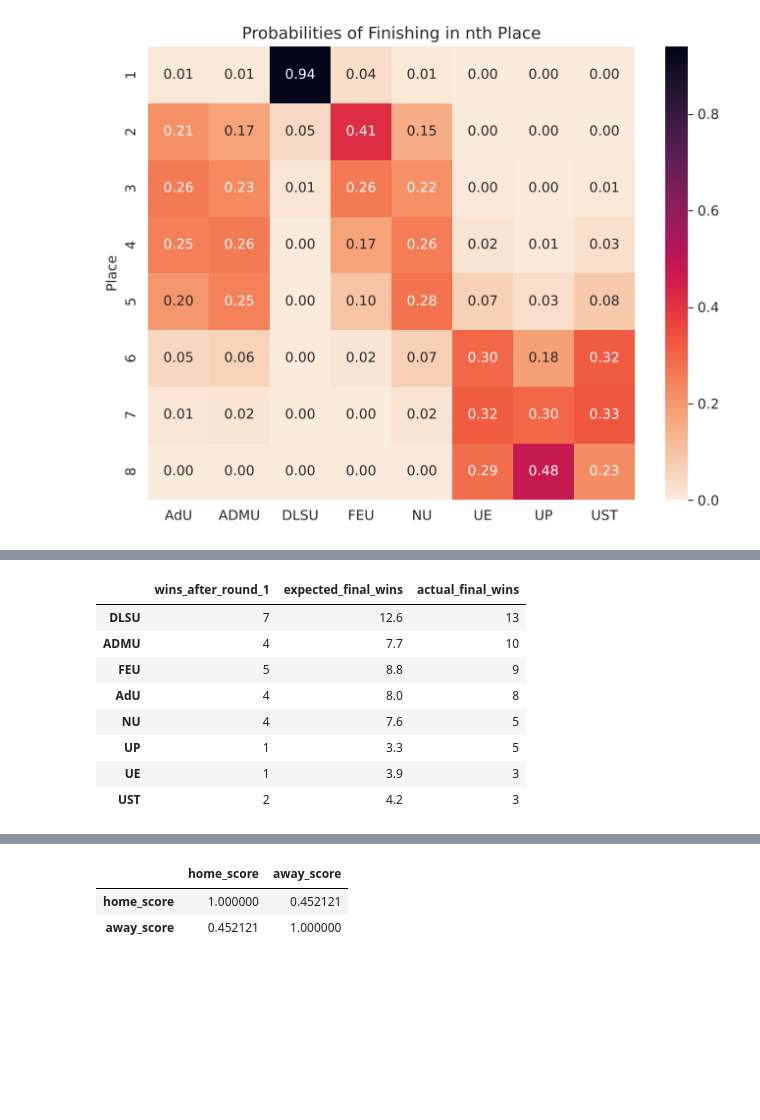
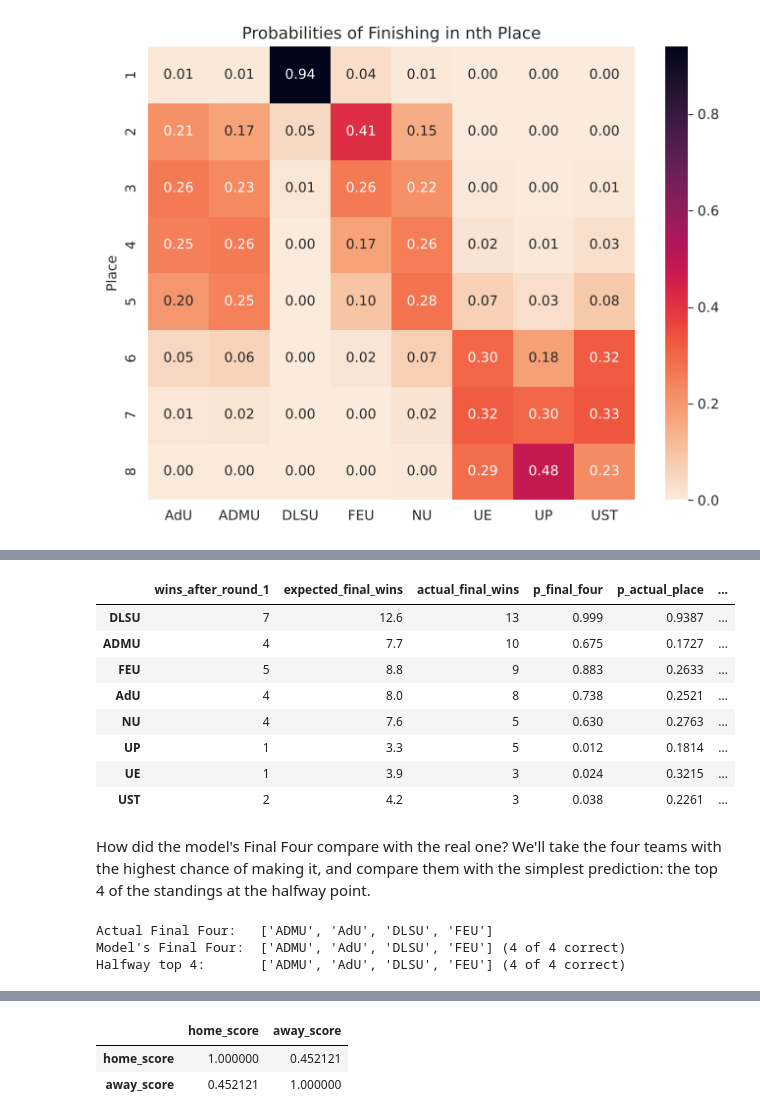
Before and after one commit to joshuacortez/bayesian-blog, a Jupyter notebook: basketball outcomes using probabilistic programming.ipynb, the cells around one changed output, grey strips where cells are left out. Cells and saved outputs as stored; diff of their text form; code cells hidden in the pictures; blank space fills up the shorter version.

```diff
--- a/basketball outcomes using probabilistic programming.ipynb
+++ b/basketball outcomes using probabilistic programming.ipynb
@@ -361,15 +361,20 @@ defs_draws = draws["defs"].transpose("sample", "team").values  # (n_draws, n_tea
 n_draws = len(intercept_draws)
 
 
-def simulate_games(home_idx, away_idx, n_sims, rng=rng):
-    """Simulate the final scores of a set of games, n_sims times each.
+def sample_draws(n_sims, rng=rng):
+    """Pick one posterior draw per simulation, as a column so it broadcasts over games."""
+    return rng.integers(n_draws, size=n_sims)[:, None]
 
-    Returns two (n_sims, n_games) arrays: the home and away points.
+
+def simulate_games(home_idx, away_idx, sim_draws, rng=rng):
+    """Simulate the final scores of games, once per posterior draw in sim_draws.
+
+    home_idx and away_idx are team indices: one per game, or an (n_sims, n_games) array when the
+    matchups differ between simulations. Returns two (n_sims, n_games) arrays: the home and away points.
     """
-    # one posterior draw per simulation, shared by every parameter
-    s = rng.integers(n_draws, size=n_sims)[:, None]
-    home_theta = np.exp(intercept_draws[s] + atts_draws[s, home_idx] - defs_draws[s, away_idx])
-    away_theta = np.exp(intercept_draws[s] + atts_draws[s, away_idx] - defs_draws[s, home_idx])
+    # every parameter comes from the same posterior draw
+    home_theta = np.exp(intercept_draws[sim_draws] + atts_draws[sim_draws, home_idx] - defs_draws[sim_draws, away_idx])
+    away_theta = np.exp(intercept_draws[sim_draws] + atts_draws[sim_draws, away_idx] - defs_draws[sim_draws, home_idx])
 
     home_points = rng.poisson(home_theta)
     away_points = rng.poisson(away_theta)
@@ -388,7 +393,7 @@ def win_probability(home, away, n_sims=10000):
     """Probability that `home` beats `away`. Takes team names, or arrays of names for several games."""
     home_idx = team_idx[np.atleast_1d(home)].values
     away_idx = team_idx[np.atleast_1d(away)].values
-    home_points, away_points = simulate_games(home_idx, away_idx, n_sims)
+    home_points, away_points = simulate_games(home_idx, away_idx, sample_draws(n_sims))
     return (home_points > away_points).mean(axis=0)
 
 
@@ -472,11 +526,13 @@ The top 4 teams after the elimination round advance to the Final Four, so anothe
 # %%
 first_round_winners = np.where(df.home_score > df.away_score, df.i_home, df.i_away)
 first_round_wins = pd.Series(np.bincount(first_round_winners, minlength=len(TEAMS)), index=TEAMS)
-pd.DataFrame(
+outlook = pd.DataFrame(
     {
         "wins_after_round_1": first_round_wins,
-        "expected_final_wins": sim_wins.mean().round(1),
+        "expected_final_wins": sim_wins.mean(axis=0).round(1),
         "p_final_four": place_probs.loc[1:4].sum().round(3),
+        "p_champion": np.bincount(champions, minlength=len(TEAMS)) / n_sims,
     }
 ).sort_values("expected_final_wins", ascending=False)
+outlook
 # %% [output]
@@ -533,24 +593,52 @@ Finally, let's compare the expected final wins with the actual final standings.
 # %%
+actual_place = pd.Series({"DLSU": 1, "ADMU": 2, "FEU": 3, "AdU": 4, "NU": 5, "UP": 6, "UE": 7, "UST": 8})
+
 all_games = table_to_games(full_season_table)
 actual_final_wins = (
     pd.Series(np.where(all_games.home_score > all_games.away_score, all_games.home, all_games.away))
     .value_counts()
     .reindex(TEAMS, fill_value=0)
 )
-pd.DataFrame(
+standings = pd.DataFrame(
     {
         "wins_after_round_1": first_round_wins,
-        "expected_final_wins": sim_wins.mean().round(1),
+        "expected_final_wins": outlook.expected_final_wins,
         "actual_final_wins": actual_final_wins,
+        "p_final_four": outlook.p_final_four,
+        "p_actual_place": pd.Series({team: place_probs.loc[actual_place[team], team] for team in TEAMS}),
+        "actual_place": actual_place,
     }
-).sort_values("actual_final_wins", ascending=False)
+).sort_values("actual_place")
+standings
 # %% [output]
-|  | wins_after_round_1 | expected_final_wins | actual_final_wins |
-| DLSU | 7 | 12.6 | 13 |
-| ADMU | 4 | 7.7 | 10 |
-| FEU | 5 | 8.8 | 9 |
-| AdU | 4 | 8.0 | 8 |
-| NU | 4 | 7.6 | 5 |
-| UP | 1 | 3.3 | 5 |
-| UE | 1 | 3.9 | 3 |
-| UST | 2 | 4.2 | 3 |
+|  | wins_after_round_1 | expected_final_wins | actual_final_wins | p_final_four | p_actual_place | ... |
+| DLSU | 7 | 12.6 | 13 | 0.999 | 0.9387 | ... |
+| ADMU | 4 | 7.7 | 10 | 0.675 | 0.1727 | ... |
+| FEU | 5 | 8.8 | 9 | 0.883 | 0.2633 | ... |
+| AdU | 4 | 8.0 | 8 | 0.738 | 0.2521 | ... |
+| NU | 4 | 7.6 | 5 | 0.630 | 0.2763 | ... |
+| UP | 1 | 3.3 | 5 | 0.012 | 0.1814 | ... |
+| UE | 1 | 3.9 | 3 | 0.024 | 0.3215 | ... |
+| UST | 2 | 4.2 | 3 | 0.038 | 0.2261 | ... |
+# %% [markdown]
+How did the model's Final Four compare with the real one? We'll take the four teams with the highest chance of making it, and compare them with the simplest prediction: the top 4 of the standings at the halfway point.
+# %%
+actual_final_four = set(actual_place[actual_place <= 4].index)
+model_final_four = set(outlook.p_final_four.nlargest(4).index)
+first_round_pd = (
+    df.groupby("home").home_score.sum() - df.groupby("home").away_score.sum()
+).reindex(TEAMS, fill_value=0) + (
+    df.groupby("away").away_score.sum() - df.groupby("away").home_score.sum()
+).reindex(TEAMS, fill_value=0)
+# halfway standings: wins, then point differential to break ties
+halfway_final_four = set(
+    pd.DataFrame({"wins": first_round_wins, "pd": first_round_pd}).sort_values(["wins", "pd"], ascending=False).index[:4]
+)
+
+print(f"Actual Final Four:   {sorted(actual_final_four)}")
+print(f"Model's Final Four:  {sorted(model_final_four)} ({len(model_final_four & actual_final_four)} of 4 correct)")
+print(f"Halfway top 4:       {sorted(halfway_final_four)} ({len(halfway_final_four & actual_final_four)} of 4 correct)")
+# %% [output]
+Actual Final Four:   ['ADMU', 'AdU', 'DLSU', 'FEU']
+Model's Final Four:  ['ADMU', 'AdU', 'DLSU', 'FEU'] (4 of 4 correct)
+Halfway top 4:       ['ADMU', 'AdU', 'DLSU', 'FEU'] (4 of 4 correct)
```
Also changed, not shown: parts of 14 cells of this notebook.
